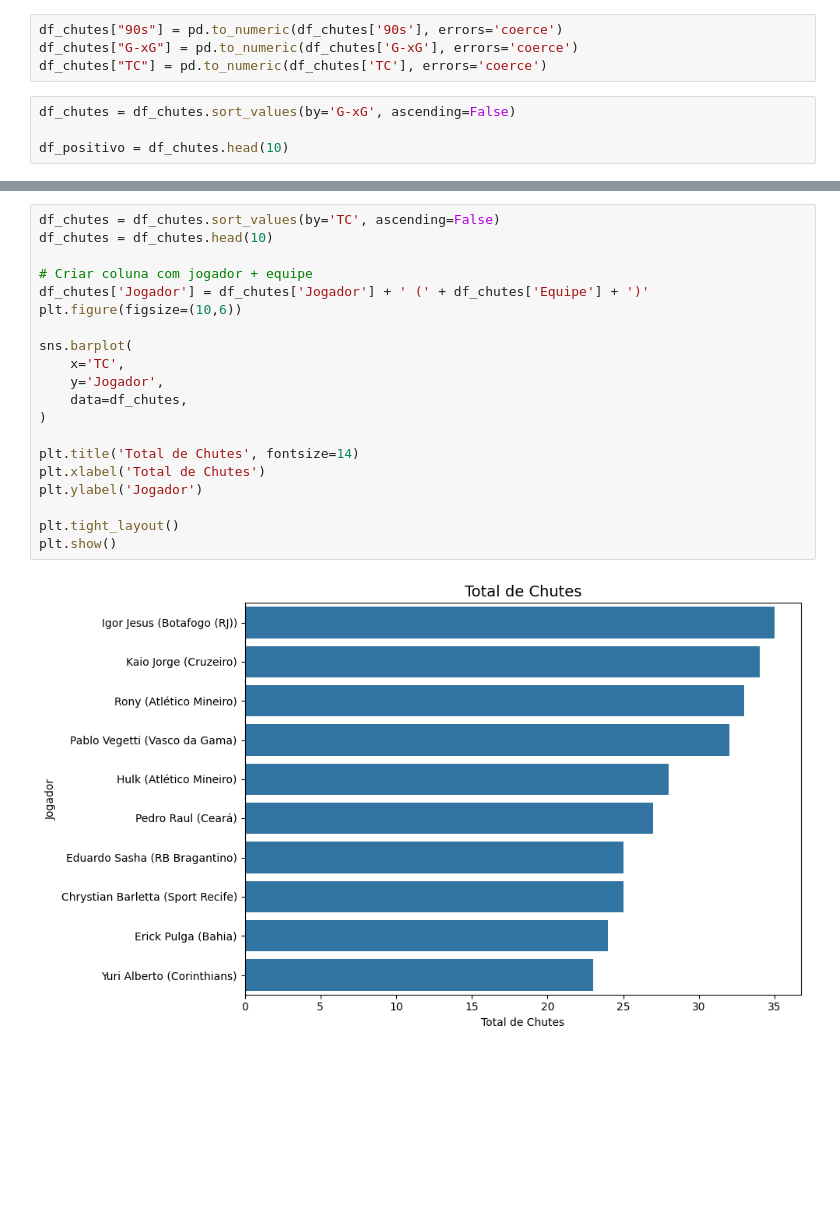
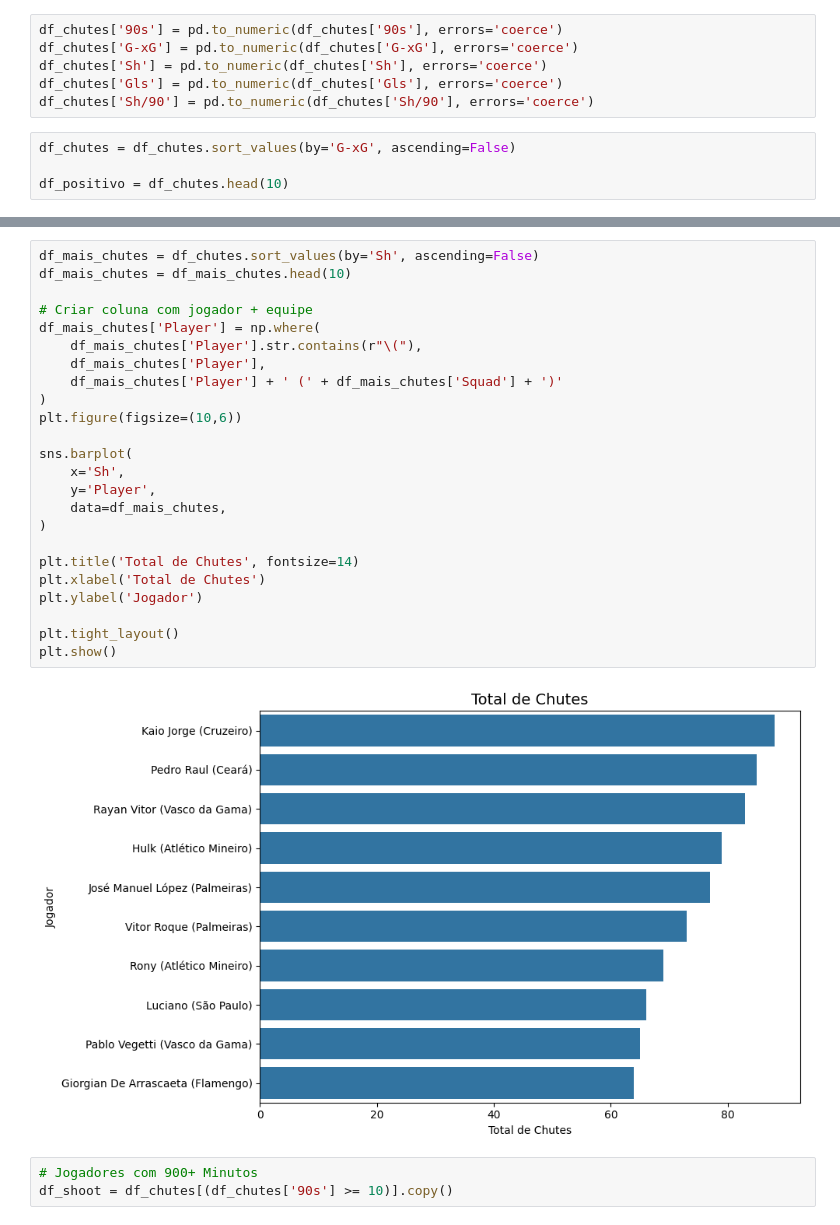
Before and after one commit to vhalves/football_data, a Jupyter notebook: Brasileirão2025/br2025.ipynb, the cells around one changed output, grey strips where cells are left out. Drawn from its saved outputs; the diff is of its cells as text; blank space fills up the shorter version.

```diff
--- a/Brasileirão2025/br2025.ipynb
+++ b/Brasileirão2025/br2025.ipynb
@@ -241,7 +253,9 @@ memory usage: 110.0+ KB
 # %%
-df_chutes["90s"] = pd.to_numeric(df_chutes['90s'], errors='coerce')
-df_chutes["G-xG"] = pd.to_numeric(df_chutes['G-xG'], errors='coerce')
-df_chutes["TC"] = pd.to_numeric(df_chutes['TC'], errors='coerce')
+df_chutes['90s'] = pd.to_numeric(df_chutes['90s'], errors='coerce')
+df_chutes['G-xG'] = pd.to_numeric(df_chutes['G-xG'], errors='coerce')
+df_chutes['Sh'] = pd.to_numeric(df_chutes['Sh'], errors='coerce')
+df_chutes['Gls'] = pd.to_numeric(df_chutes['Gls'], errors='coerce')
+df_chutes['Sh/90'] = pd.to_numeric(df_chutes['Sh/90'], errors='coerce')
 # %%
 df_chutes = df_chutes.sort_values(by='G-xG', ascending=False)
 
@@ -309,22 +330,29 @@ See the caveats in the documentation: https://pandas.pydata.org/pandas-docs/stab
 # %%
-df_chutes = df_chutes.sort_values(by='TC', ascending=False)
-df_chutes = df_chutes.head(10)
+df_mais_chutes = df_chutes.sort_values(by='Sh', ascending=False)
+df_mais_chutes = df_mais_chutes.head(10)
 
 # Criar coluna com jogador + equipe
-df_chutes['Jogador'] = df_chutes['Jogador'] + ' (' + df_chutes['Equipe'] + ')'
+df_mais_chutes['Player'] = np.where(
+    df_mais_chutes['Player'].str.contains(r"\("),
+    df_mais_chutes['Player'],
+    df_mais_chutes['Player'] + ' (' + df_mais_chutes['Squad'] + ')'
+)
 plt.figure(figsize=(10,6))
 
 sns.barplot(
-    x='TC',
-    y='Jogador',
-    data=df_chutes,
+    x='Sh',
+    y='Player',
+    data=df_mais_chutes,
 )
 
 plt.title('Total de Chutes', fontsize=14)
 plt.xlabel('Total de Chutes')
 plt.ylabel('Jogador')
 
 plt.tight_layout()
 plt.show()
 # %% [output]
-[figure, old version]
+[figure, new version]
+# %%
+# Jogadores com 900+ Minutos
+df_shoot = df_chutes[(df_chutes['90s'] >= 10)].copy()
```
Also changed, not shown: parts of 23 cells of this notebook, 2 other files.
